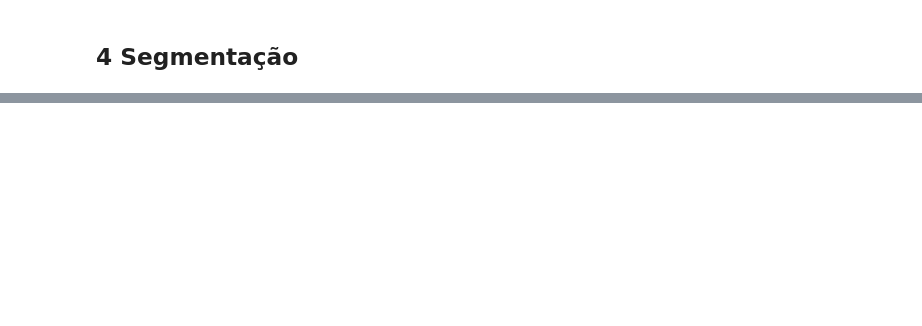
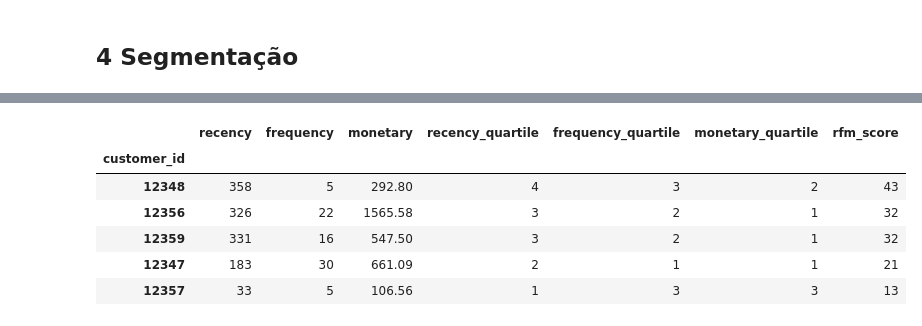
Before and after one commit to renanpan/Segmentando_clientes, a Jupyter notebook: projeto_sprint_13.ipynb, the cells around one changed output, grey strips where cells are left out. Drawn from its saved outputs; the diff is of its cells as text; code cells hidden in the pictures; blank space fills up the shorter version.

```diff
--- a/projeto_sprint_13.ipynb
+++ b/projeto_sprint_13.ipynb
@@ -913,0 +932,8 @@ TypeError: 'list' object is not callable
+# %%
+rfm_table = rfm_dataframe.groupby('customer_id').agg({'invoice_date': lambda date: (maior_data - date.max()).days,
+                                                      'invoice_no': lambda num: len(num),
+                                                      'total_spent': lambda valor: valor.sum()})
+
+# Renomear as colunas para condizer com a análise RFM
+rfm_table.columns = ['recency','frequency','monetary']
+display(rfm_table.head(10).sort_values('monetary', ascending=False))
@@ -913,0 +955,6 @@ TypeError: 'list' object is not callable
+# %%
+# Renomear as colunas para condizer com a análise RFM
+rfm_table.columns = ['recency','frequency','monetary']
+
+# Visualizar o resultado
+display(rfm_table.head(10).sort_values('frequency', ascending=False))
@@ -913,0 +976,6 @@ TypeError: 'list' object is not callable
+# %%
+# Ordenar conforme 'recency'
+
+rfm_table.columns = ['recency','frequency','monetary']
+# Visualizar o resultado
+display(rfm_table.head(10).sort_values('recency', ascending=False))
@@ -913,0 +997,5 @@ TypeError: 'list' object is not callable
+# %%
+# Classificando os dados de acordo com quartis
+rfm_table['recency_quartile'] = pd.qcut(rfm_table['recency'], 4, ['1','2','3','4']) # mais recente, mais importante
+rfm_table['frequency_quartile'] = pd.qcut(rfm_table['frequency'], 4, ['4','3','2','1']) # menos frequencia, menos importante
+rfm_table['monetary_quartile'] = pd.qcut(rfm_table['monetary'], 4, ['4','3','2','1']) # menos consumo, manos importante
@@ -913,0 +1021,12 @@ TypeError: 'list' object is not callable
+# %%
+# Obtendo o score de cada usuário baseand-se na recencia e frequência
+rfm_table['rfm_score'] = rfm_table.recency_quartile.astype(str) + rfm_table.frequency_quartile.astype(str)
+rfm_table.head().sort_values('rfm_score', ascending=False)
+# %% [output]
+|  | recency | frequency | monetary | recency_quartile | frequency_quartile | monetary_quartile | rfm_score |
+| customer_id |  |  |  |  |  |  |  |
+| 12348 | 358 | 5 | 292.80 | 4 | 3 | 2 | 43 |
+| 12356 | 326 | 22 | 1565.58 | 3 | 2 | 1 | 32 |
+| 12359 | 331 | 16 | 547.50 | 3 | 2 | 1 | 32 |
+| 12347 | 183 | 30 | 661.09 | 2 | 1 | 1 | 21 |
+| 12357 | 33 | 5 | 106.56 | 1 | 3 | 3 | 13 |
```
Also changed, not shown: parts of 58 cells of this notebook.
